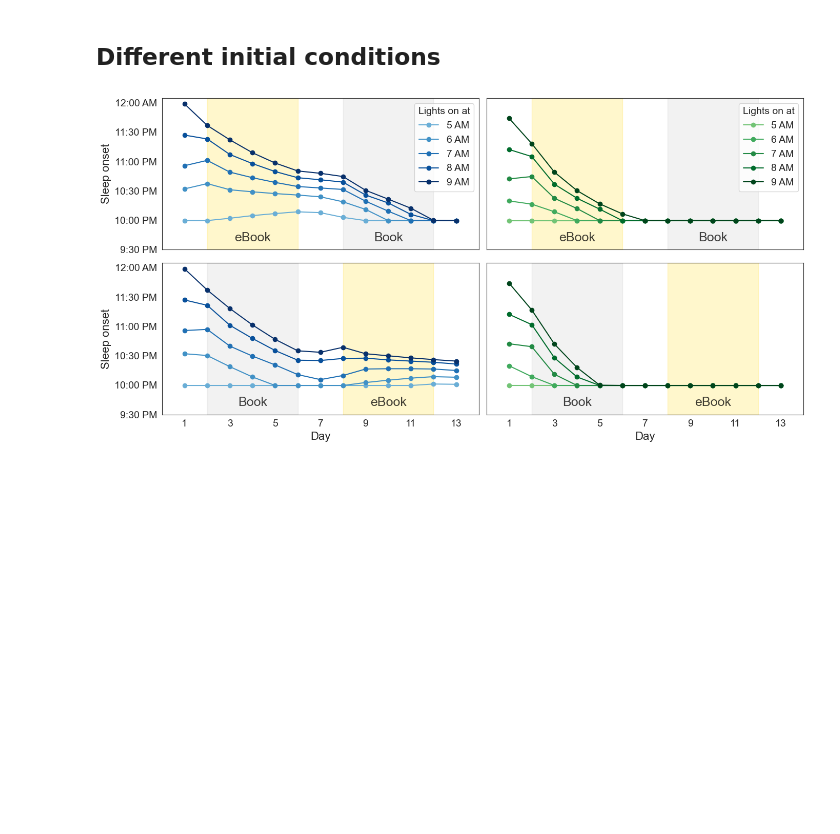
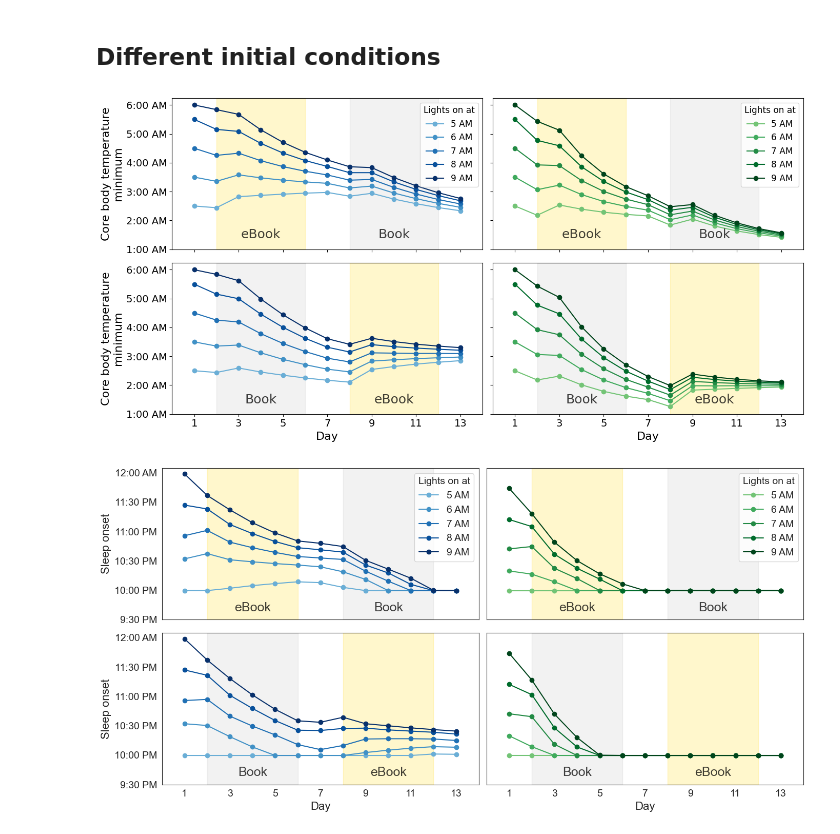
Before and after one commit to ftavella/evening_light_article, a Jupyter notebook: src/04_plot_results.ipynb, the cells around one changed output. Cells and saved outputs as stored; diff of their text form; code cells hidden in the pictures; blank space fills up the shorter version.

Commit message:
update figure 2 code

```diff
--- a/src/04_plot_results.ipynb
+++ b/src/04_plot_results.ipynb
@@ -605,10 +605,83 @@ for baseline_lux in baseline_lux_options:
 ## Different initial conditions
 # %%
 figsize_scaling = 0.875
+legend_fontsize_scaling = 0.875
 baseline_lux_options = [90, 500]
 lights_on_start_times = [5, 6, 7, 8, 9]
 ebook_order_options = ['ebook_first', 'ebook_second']
 simulation_features = pd.read_csv(f"../data/simulations/different_initial_conditions/chang14_different_initial_conditions_features.csv")
+# %%
+show_fig = True
+colors_low = plt.get_cmap('Blues')(np.linspace(0.5, 1, len(lights_on_start_times)))
+colors_high = plt.get_cmap('Greens')(np.linspace(0.5, 1, len(lights_on_start_times)))
+color_options = [colors_low, colors_high]
+
+fig, axs = plt.subplots(2, 2, figsize=(figsize_scaling * figsize[0] * 2, figsize_scaling * figsize[1] * 2),
+                        sharey=True, sharex=True)
+
+for idx, lights_on in enumerate(lights_on_start_times):
+    for jdx, ebook_order in enumerate(ebook_order_options):
+        for kdx, baseline_lux in enumerate(baseline_lux_options):
+            data_subset = simulation_features[(simulation_features['lights_on'] == lights_on) &
+                                              (simulation_features['simulation_condition'] == ebook_order) &
+                                              (simulation_features['baseline_lux'] == baseline_lux)]
+            days = data_subset['day'].values
+            cbtmin = data_subset['cbtmin'].values
+            # order arrays
+            order = np.argsort(days)
+            days = days[order]
+            cbtmin = cbtmin[order]
+            axs[jdx, kdx].plot(days, cbtmin, marker='o', color=color_options[kdx][idx], label=f'{lights_on} AM',)
+            axs[jdx, kdx].set_xlim(0, 14)
+
+for i in range(2):
+    axs[0, i].axvspan(2, 6, color='gold', alpha=0.2) # eBook
+    axs[0, i].axvspan(8, 12, color='gray', alpha=0.1) # Book
+    axs[1, i].axvspan(2, 6, color='gray', alpha=0.1)
+    axs[1, i].axvspan(8, 12, color='gold', alpha=0.2)
+
+axs[0, 0].set_xlim(0, 14)
+axs[1, 1].set_xlim(0, 14)
+
+axs[0, 0].legend(fontsize=legend_fontsize * legend_fontsize_scaling,
+                 title='Lights on at',
+                 title_fontsize=legend_fontsize * legend_fontsize_scaling)
+axs[0, 1].legend(fontsize=legend_fontsize * legend_fontsize_scaling,
+                 title='Lights on at',
+                 title_fontsize=legend_fontsize * legend_fontsize_scaling)
+
+axs[1, 0].set_xlabel('Day', fontsize=axis_label_fontsize)
+axs[1, 1].set_xlabel('Day', fontsize=axis_label_fontsize)
+axs[1, 0].set_xticks(days[::2])
+
+axs[0, 0].set_yticks([1, 2, 3, 4, 5, 6])
+axs[0, 0].set_yticklabels(['1:00 AM', '2:00 AM', '3:00 AM', '4:00 AM', '5:00 AM', '6:00 AM'],
+                        fontsize=tick_label_fontsize)
+axs[1, 0].set_yticks([1, 2, 3, 4, 5, 6])
+axs[1, 0].set_yticklabels(['1:00 AM', '2:00 AM', '3:00 AM', '4:00 AM', '5:00 AM', '6:00 AM'],
+                        fontsize=tick_label_fontsize)
+
+axs[0, 0].set_ylabel('Core body temperature\nminimum', fontsize=axis_label_fontsize)
+axs[1, 0].set_ylabel('Core body temperature\nminimum', fontsize=axis_label_fontsize)
+
+axs[1, 0].tick_params(axis='both', which='major', labelsize=tick_label_fontsize)
+axs[1, 1].tick_params(axis='both', which='major', labelsize=tick_label_fontsize)
+
+for i in range(2):
+    axs[0, i].text(4, 1.5, 'eBook', horizontalalignment='center', verticalalignment='center',
+                fontsize=text_fontsize, color='black', alpha=0.75)
+    axs[0, i].text(10, 1.5, 'Book', horizontalalignment='center', verticalalignment='center',
+                fontsize=text_fontsize, color='black', alpha=0.75)
+    axs[1, i].text(4, 1.5, 'Book', horizontalalignment='center', verticalalignment='center',
+                fontsize=text_fontsize, color='black', alpha=0.75)
+    axs[1, i].text(10, 1.5, 'eBook', horizontalalignment='center', verticalalignment='center',
+                fontsize=text_fontsize, color='black', alpha=0.75)
+plt.tight_layout()
+plt.savefig(f"../figures/fig_2_cbtmin_evolution.png", bbox_inches='tight', dpi=300)
+if show_fig:
+    plt.show()
+# %% [output]
+[figure, added]
 # %%
 show_fig = False
 colors_low = plt.get_cmap('Blues')(np.linspace(0.5, 1, len(lights_on_start_times)))
```
Also changed, not shown: 1 other file.
